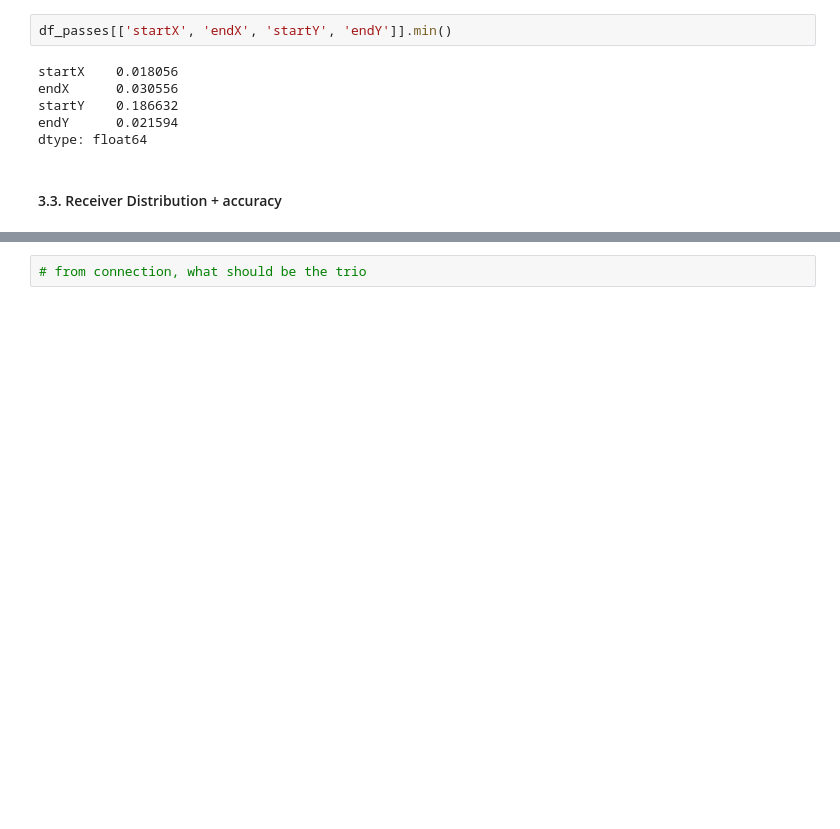
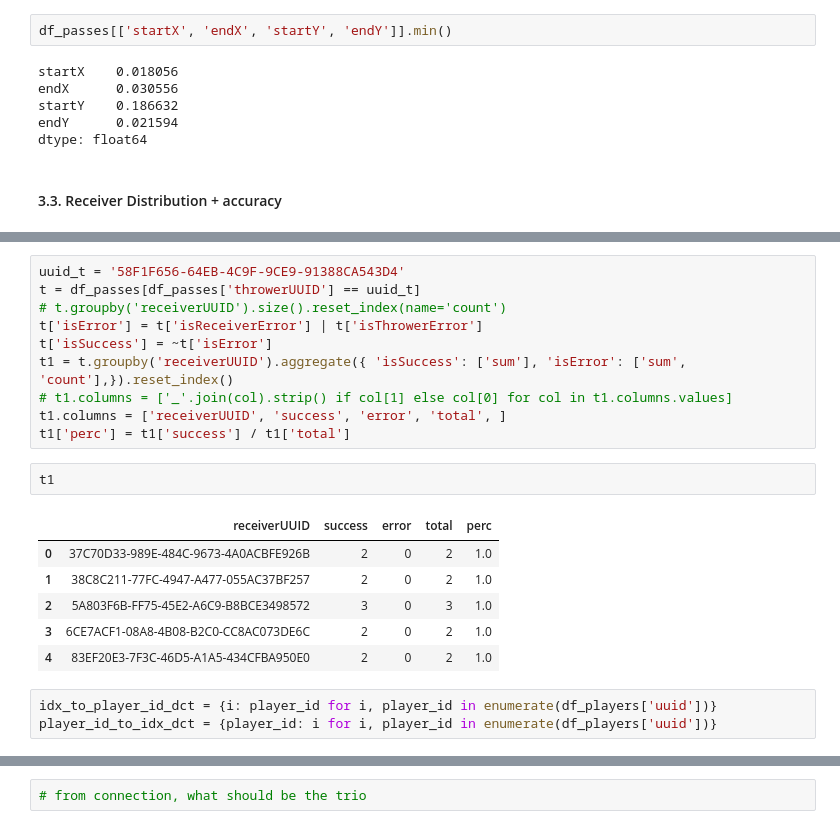
Before and after one commit to yukikongju/Miscellaneous-Projects, a Jupyter notebook: StattoStats/playground.ipynb, the cells around one changed output, grey strips where cells are left out. Cells and saved outputs as stored; diff of their text form; blank space fills up the shorter version.

```diff
--- a/StattoStats/playground.ipynb
+++ b/StattoStats/playground.ipynb
@@ -305 +316,23 @@ dtype: float64
+# %%
+uuid_t = '58F1F656-64EB-4C9F-9CE9-91388CA543D4'
+t = df_passes[df_passes['throwerUUID'] == uuid_t]
+# t.groupby('receiverUUID').size().reset_index(name='count')
+t['isError'] = t['isReceiverError'] | t['isThrowerError']
+t['isSuccess'] = ~t['isError']
+t1 = t.groupby('receiverUUID').aggregate({ 'isSuccess': ['sum'], 'isError': ['sum', 'count'],}).reset_index()
+# t1.columns = ['_'.join(col).strip() if col[1] else col[0] for col in t1.columns.values]
+t1.columns = ['receiverUUID', 'success', 'error', 'total', ]
+t1['perc'] = t1['success'] / t1['total']
+# %%
+t1
+# %% [output]
+|  | receiverUUID | success | error | total | perc |
+| 0 | 37C70D33-989E-484C-9673-4A0ACBFE926B | 2 | 0 | 2 | 1.0 |
+| 1 | 38C8C211-77FC-4947-A477-055AC37BF257 | 2 | 0 | 2 | 1.0 |
+| 2 | 5A803F6B-FF75-45E2-A6C9-B8BCE3498572 | 3 | 0 | 3 | 1.0 |
+| 3 | 6CE7ACF1-08A8-4B08-B2C0-CC8AC073DE6C | 2 | 0 | 2 | 1.0 |
+| 4 | 83EF20E3-7F3C-46D5-A1A5-434CFBA950E0 | 2 | 0 | 2 | 1.0 |
+# %%
+idx_to_player_id_dct = {i: player_id for i, player_id in enumerate(df_players['uuid'])}
+player_id_to_idx_dct = {player_id: i for i, player_id in enumerate(df_players['uuid'])}
 # %%
```
Also changed, not shown: parts of 6 cells of this notebook.
